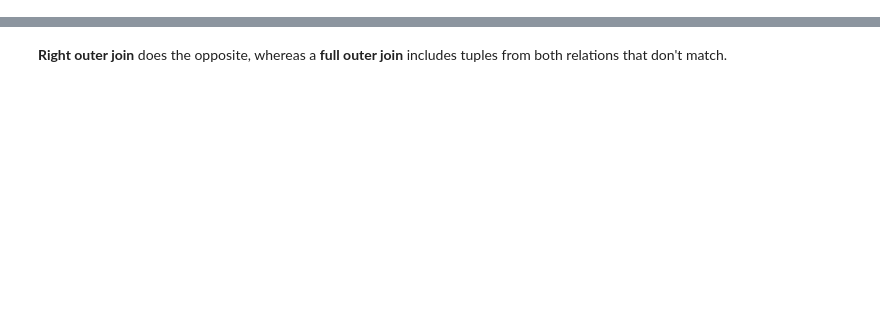
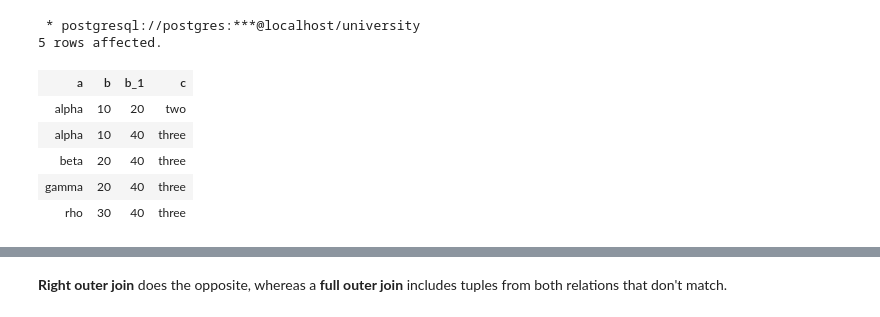
Before and after one commit to gpsaggese/umd_data605, a Jupyter notebook: tutorials/tutorial_postgres/tutorial_university/sql_joins.ipynb, the cells around one changed output, grey strips where cells are left out. Saved outputs shown, nothing was run; the diff lists cells and outputs as text; code cells hidden in the pictures; blank space fills up the shorter version.

```diff
--- a/tutorials/tutorial_postgres/tutorial_university/sql_joins.ipynb
+++ b/tutorials/tutorial_postgres/tutorial_university/sql_joins.ipynb
@@ -149,0 +154,14 @@ Connection info needed in SQLAlchemy format, example:
+# %%
+%%sql
+SELECT *
+    FROM R1, R2
+    WHERE R1.B < R2.B;
+# %% [output]
+ * postgresql://postgres:***@localhost/university
+5 rows affected.
+| a | b | b_1 | c |
+| alpha | 10 | 20 | two |
+| alpha | 10 | 40 | three |
+| beta | 20 | 40 | three |
+| gamma | 20 | 40 | three |
+| rho | 30 | 40 | three |
```
Also changed, not shown: parts of 50 cells of this notebook, 1 other file.
